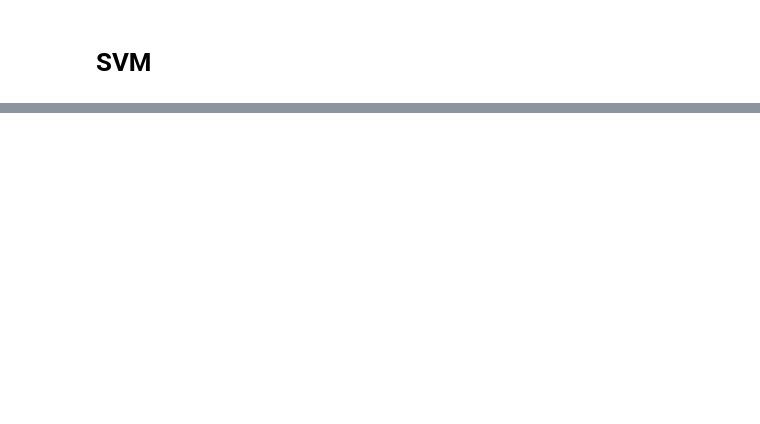
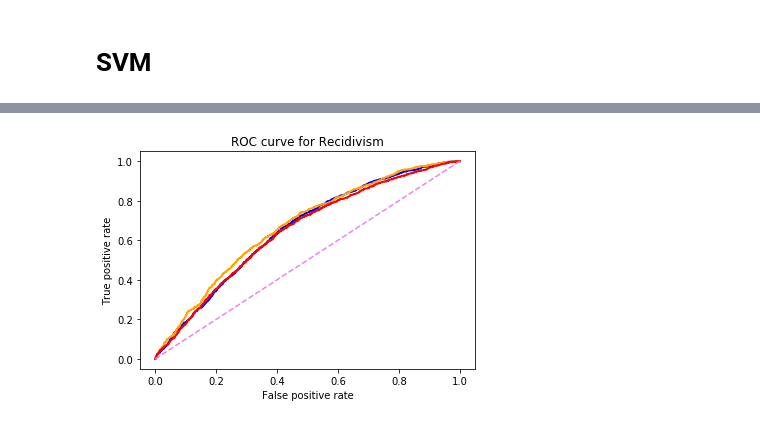
Before and after one commit to j-max/recidivism_iowa, a Jupyter notebook: notebooks/3.3_model_withunder50gone.ipynb, the cells around one changed output, grey strips where cells are left out. Cells and saved outputs as stored; diff of their text form; code cells hidden in the pictures; blank space fills up the shorter version.

```diff
--- a/notebooks/3.3_model_withunder50gone.ipynb
+++ b/notebooks/3.3_model_withunder50gone.ipynb
@@ -381,0 +656,3 @@ best_mean_roc[key] = model_trainer_for_svm(svm.SVC(kernel='rbf', gamma=.001), X,
+# %%
+y_pred = mod.predict_proba(X_test)[:,1]
+df_pred = pd.DataFrame(y_pred)
@@ -381,0 +675,14 @@ best_mean_roc[key] = model_trainer_for_svm(svm.SVC(kernel='rbf', gamma=.001), X,
+# %%
+plt.plot(rf_fpr, rf_tpr, lw=2, c='blue')
+plt.plot(fpr, tpr, lw=2, c='orange')
+plt.plot(nb_fpr, nb_tpr,lw=2, c='red')
+
+plt.plot([0,1],[0,1],c='violet',ls='--')
+plt.xlim([-0.05,1.05])
+plt.ylim([-0.05,1.05])
+plt.xlabel('False positive rate')
+plt.ylabel('True positive rate')
+plt.title('ROC curve for Recidivism')
+plt.savefig('Roccurve.svg')
+# %% [output]
+[figure, added]
```
Also changed, not shown: parts of 114 cells of this notebook, 14 other files.
